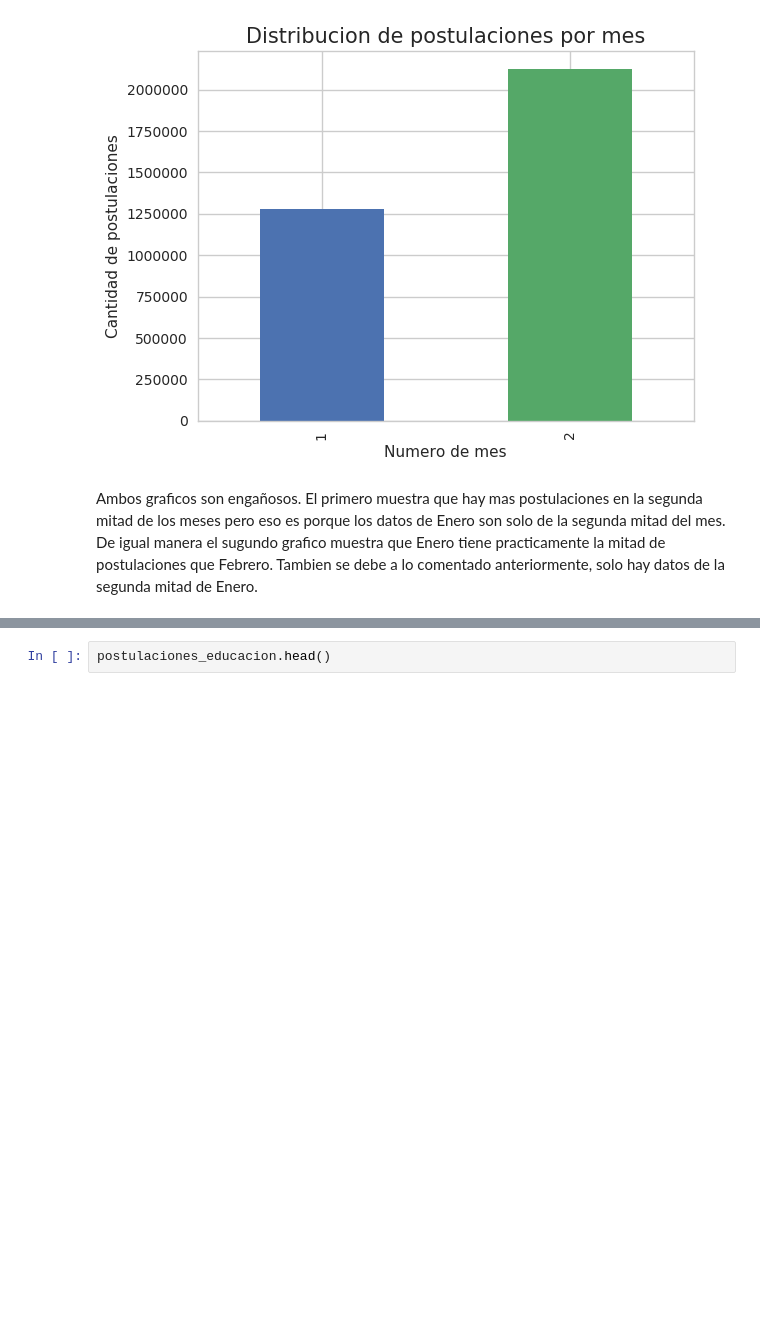
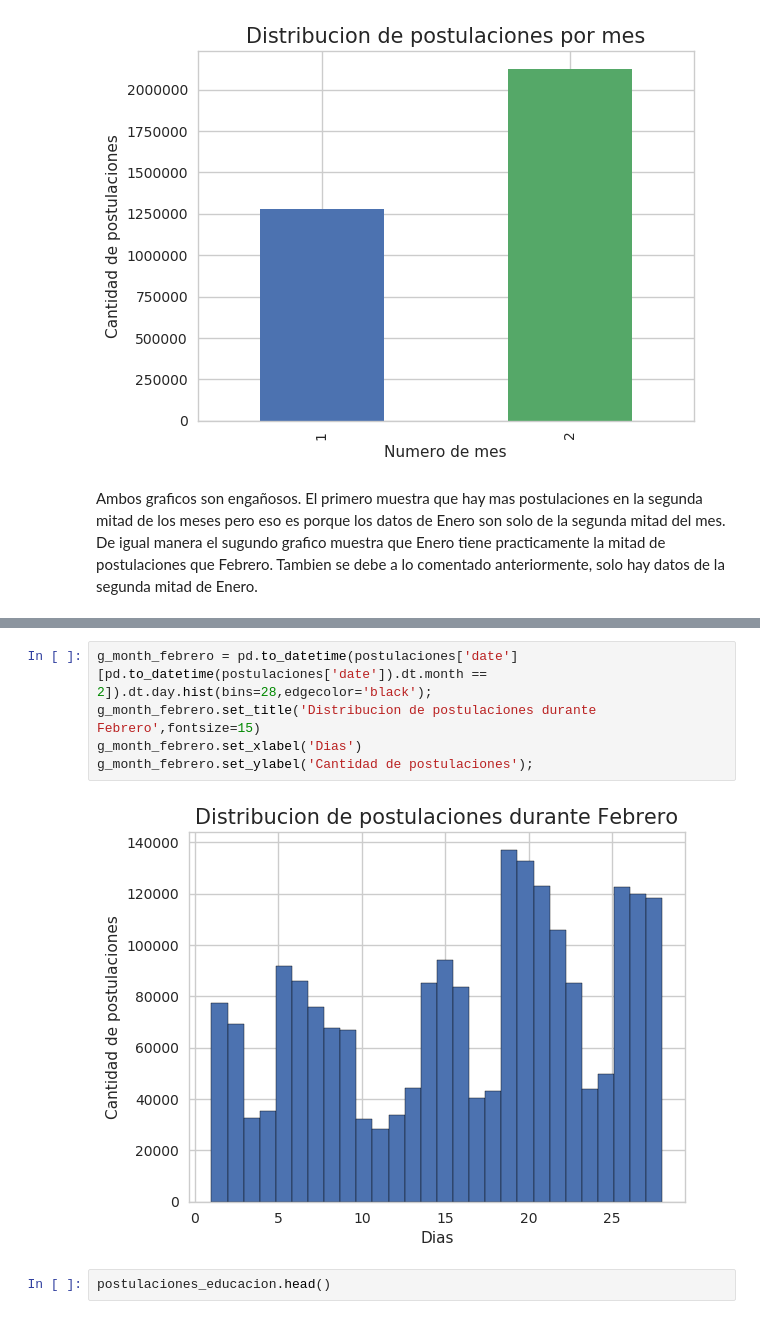
Before and after one commit to juanpcapurro/tp_datos, a Jupyter notebook: tp.ipynb, the cells around one changed output, grey strips where cells are left out. Drawn from its saved outputs; the diff is of its cells as text; blank space fills up the shorter version.

```diff
--- a/tp.ipynb
+++ b/tp.ipynb
@@ -109,3 +129,10 @@ Ambos graficos son engañosos. El primero muestra que hay mas postulaciones en l
+# %%
+g_month_febrero = pd.to_datetime(postulaciones['date'][pd.to_datetime(postulaciones['date']).dt.month == 2]).dt.day.hist(bins=28,edgecolor='black');
+g_month_febrero.set_title('Distribucion de postulaciones durante Febrero',fontsize=15)
+g_month_febrero.set_xlabel('Dias')
+g_month_febrero.set_ylabel('Cantidad de postulaciones');
+# %% [output]
+[figure, added]
 # %%
 postulaciones_educacion.head()
 # %% [output]
```
Also changed, not shown: parts of 4 cells of this notebook.
